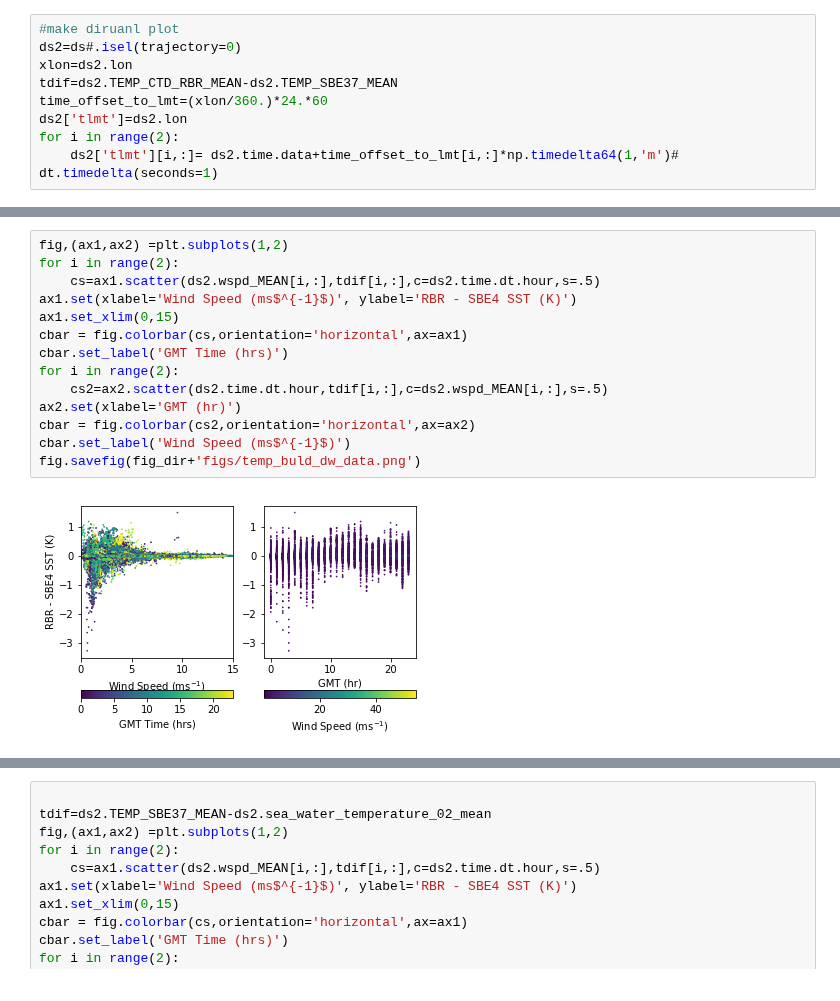
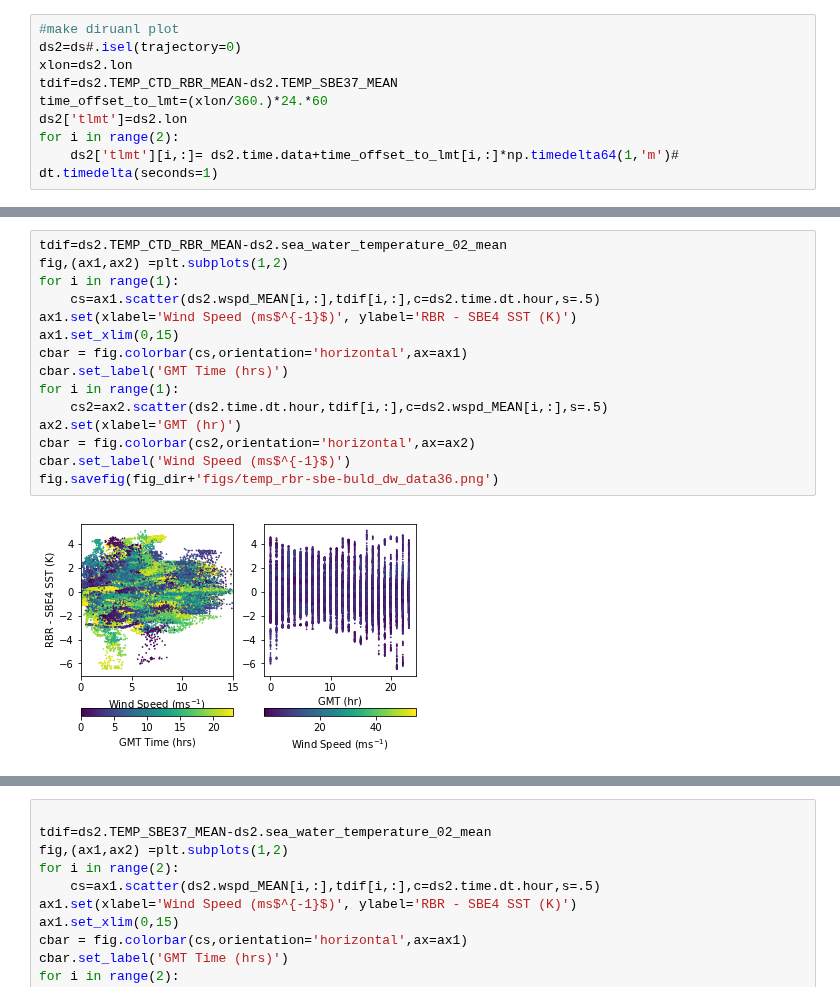
Before and after one commit to cgentemann/Saildrone, a Jupyter notebook: temp_loggers/Arctic_temp_loggers_single_file_and_collocate.ipynb, the cells around one changed output, grey strips where cells are left out. Cells and saved outputs as stored; diff of their text form.

Commit message:
find offset in time sbe56 data

```diff
--- a/temp_loggers/Arctic_temp_loggers_single_file_and_collocate.ipynb
+++ b/temp_loggers/Arctic_temp_loggers_single_file_and_collocate.ipynb
@@ -266,16 +255,17 @@ for i in range(2):
 # %%
+tdif=ds2.TEMP_CTD_RBR_MEAN-ds2.sea_water_temperature_02_mean
 fig,(ax1,ax2) =plt.subplots(1,2)
-for i in range(2):
+for i in range(1):
     cs=ax1.scatter(ds2.wspd_MEAN[i,:],tdif[i,:],c=ds2.time.dt.hour,s=.5)
 ax1.set(xlabel='Wind Speed (ms$^{-1}$)', ylabel='RBR - SBE4 SST (K)')
 ax1.set_xlim(0,15)
 cbar = fig.colorbar(cs,orientation='horizontal',ax=ax1)
 cbar.set_label('GMT Time (hrs)')
-for i in range(2):
+for i in range(1):
     cs2=ax2.scatter(ds2.time.dt.hour,tdif[i,:],c=ds2.wspd_MEAN[i,:],s=.5)
 ax2.set(xlabel='GMT (hr)')
 cbar = fig.colorbar(cs2,orientation='horizontal',ax=ax2)
 cbar.set_label('Wind Speed (ms$^{-1}$)')
-fig.savefig(fig_dir+'figs/temp_buld_dw_data.png')
+fig.savefig(fig_dir+'figs/temp_rbr-sbe-buld_dw_data36.png')
 # %% [output]
-[figure, old version]
+[figure, new version]
```
Also changed, not shown: parts of 28 cells of this notebook, 1 other file.
